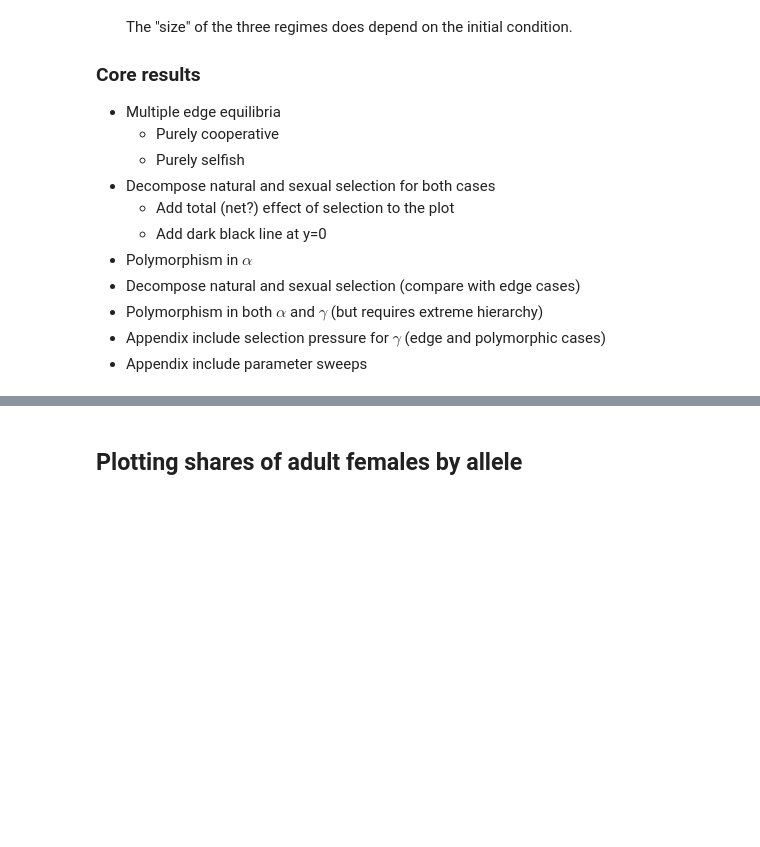
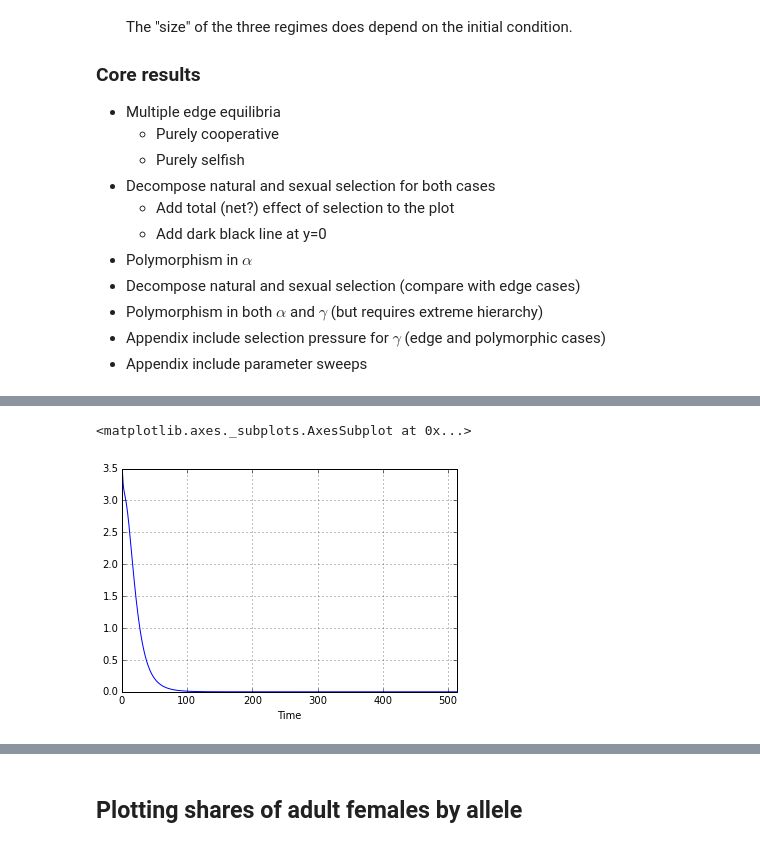
Before and after one commit to davidrpugh/population-ecology-approach, a Jupyter notebook: src/Wright-Bergstrom.ipynb, the cells around one changed output, grey strips where cells are left out. Saved outputs shown, nothing was run; the diff lists cells and outputs as text; code cells hidden in the pictures; blank space fills up the shorter version.

```diff
--- a/src/Wright-Bergstrom.ipynb
+++ b/src/Wright-Bergstrom.ipynb
@@ -101,3 +100,12 @@ interactive_plot = widgets.interact(simulators.plot_isolated_subpopulations_simu
+# %%
+simulator = simulators.Simulator(wright_bergstrom)
+simulator.initial_condition = 0.5
+traj = simulator.simulate(rtol=1e-12)
+# %%
+traj['Female Children Genotypes'][3].plot()
+# %% [output]
+<matplotlib.axes._subplots.AxesSubplot at 0x...>
+[figure, added]
 # %%
 wright_bergstrom_simulator.family.params = {'c': 5.0, 'e': 0.25, 'PiaA': 7.0, 'PiAA': 5.0, 'Piaa': 3.0, 'PiAa': 2.0}
 wright_bergstrom_simulator.initial_condition = 0.5
```
Also changed, not shown: parts of 6 cells of this notebook, 1 other file.
